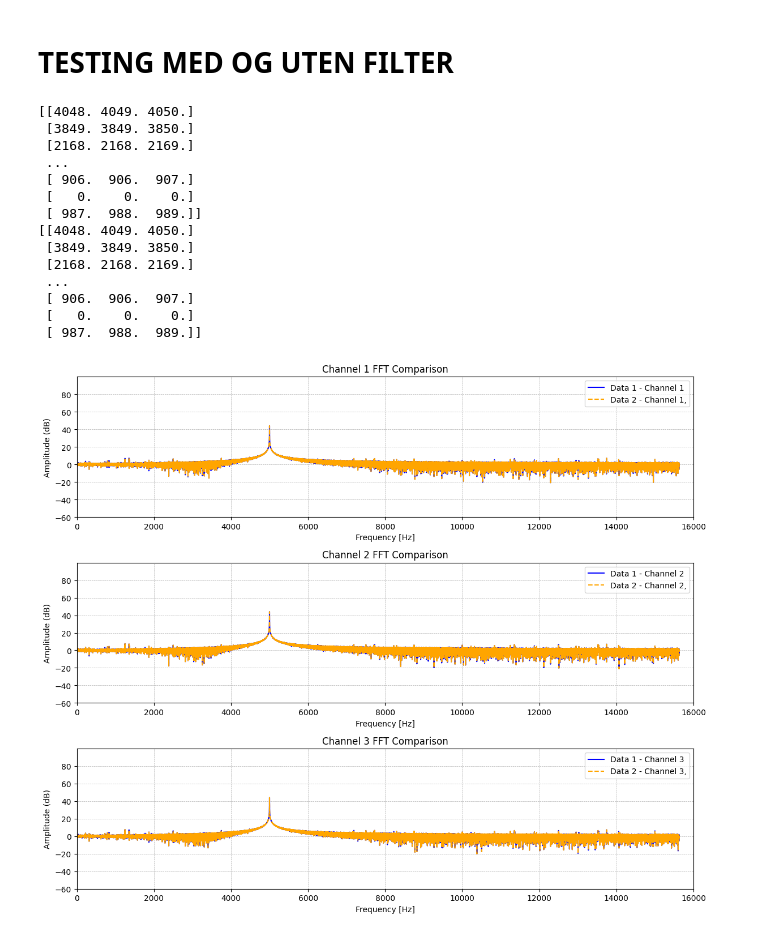
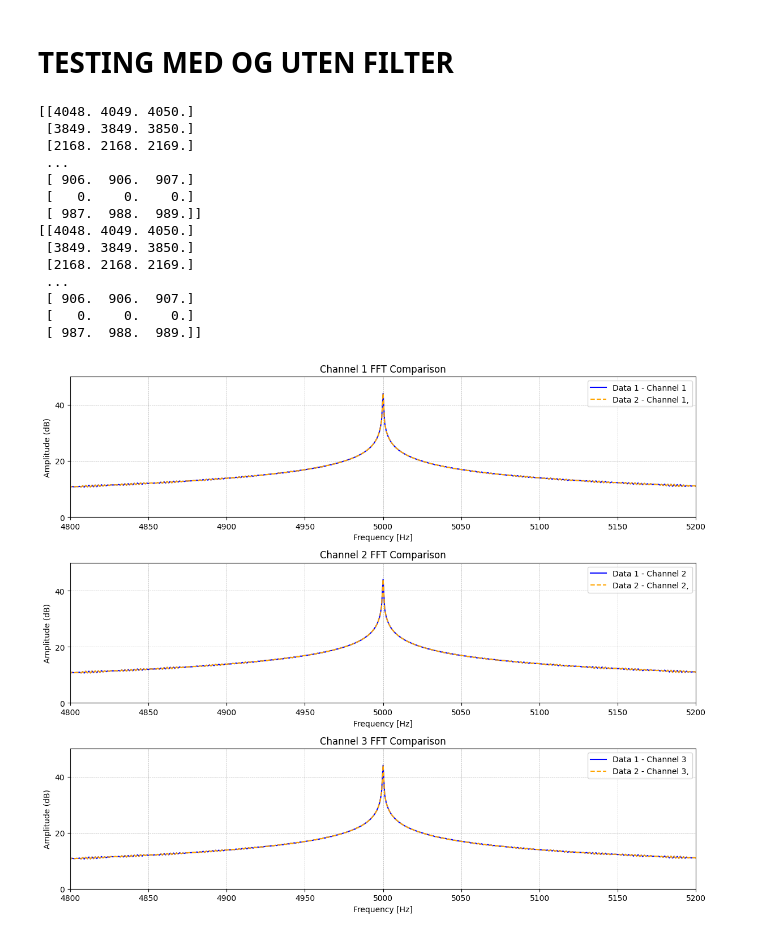
Before and after one commit to FoggyPopcorn/TTT4280---Lab, a Jupyter notebook: Lab_1–måleoppsett/Plots/ADC_plots.ipynb, the cells around one changed output. Saved outputs shown, nothing was run; the diff lists cells and outputs as text; code cells hidden in the pictures.

```diff
--- a/Lab_1–måleoppsett/Plots/ADC_plots.ipynb
+++ b/Lab_1–måleoppsett/Plots/ADC_plots.ipynb
@@ -293,34 +293,34 @@ for i in range(channels):
     alpha_value = 0.5
     axs[i].plot(frequencies[:len(frequencies)//2],
                 10 * np.log10(fft_data1[:len(frequencies)//2] + 1e-10),
                 label=f'Data 1 - Channel {i+1}', color = 'blue')
     axs[i].plot(frequencies[:len(frequencies)//2],
                 10 * np.log10(fft_data2[:len(frequencies)//2] + 1e-10),
                 linestyle='--', label=f'Data 2 - Channel {i+1},', color='orange')
     axs[i].set_xlabel("Frequency [Hz]")
     axs[i].set_ylabel("Amplitude (dB)")
     axs[i].set_title(f"Channel {i+1} FFT Comparison")
     axs[i].legend()
     axs[i].grid(which='both', linestyle='--', linewidth=0.5)
-    axs[i].set_ylim(-60, 100)  # Sett y-aksen fra -60 dB til 100 dB
-    axs[i].set_xlim(0, 16000)  # Sett x-aksen fra 4000 Hz til 6000 Hz
-    axs[i].set_yticks(np.arange(-60, 100, 20))  # Merk y-aksen med intervaller på 10 dB
+    axs[i].set_ylim(0, 50)  # Sett y-aksen fra -60 dB til 100 dB
+    axs[i].set_xlim(4800, 5200)  # Sett x-aksen fra 4000 Hz til 6000 Hz
+    axs[i].set_yticks(np.arange(0, 41, 20))  # Merk y-aksen med intervaller på 10 dB
 
 plt.tight_layout()
 plt.show()
 # %% [output]
 [[4048. 4049. 4050.]
  [3849. 3849. 3850.]
  [2168. 2168. 2169.]
  ...
  [ 906.  906.  907.]
  [   0.    0.    0.]
  [ 987.  988.  989.]]
 [[4048. 4049. 4050.]
  [3849. 3849. 3850.]
  [2168. 2168. 2169.]
  ...
  [ 906.  906.  907.]
  [   0.    0.    0.]
  [ 987.  988.  989.]]
-[figure, old version]
+[figure, new version]
```
Also changed, not shown: parts of 1 cell of this notebook, 1 other file.
